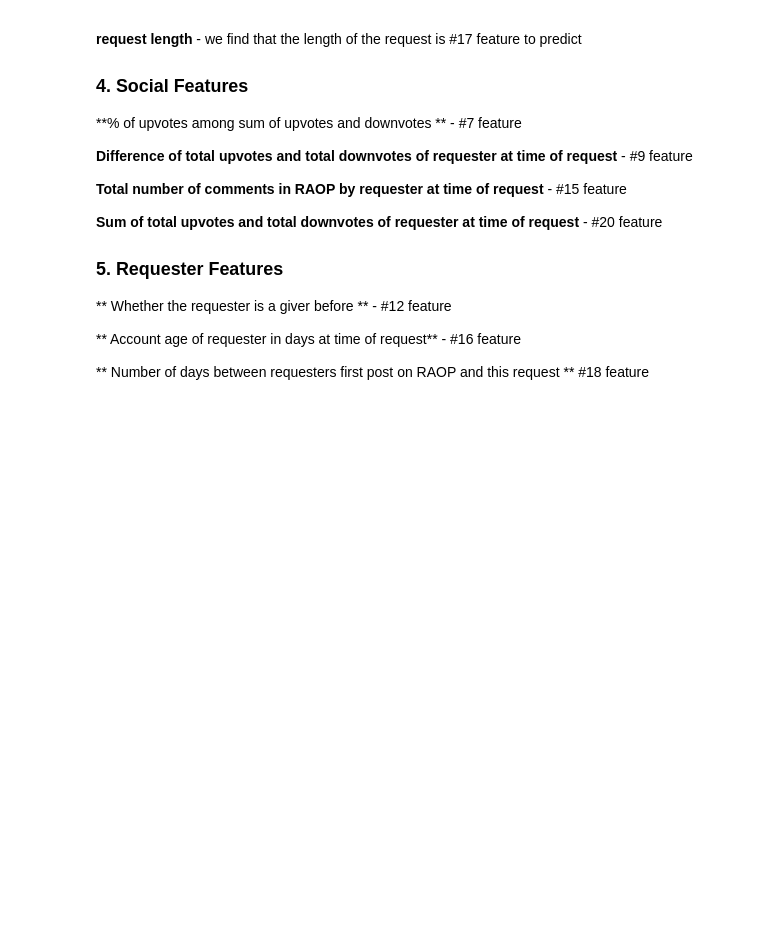
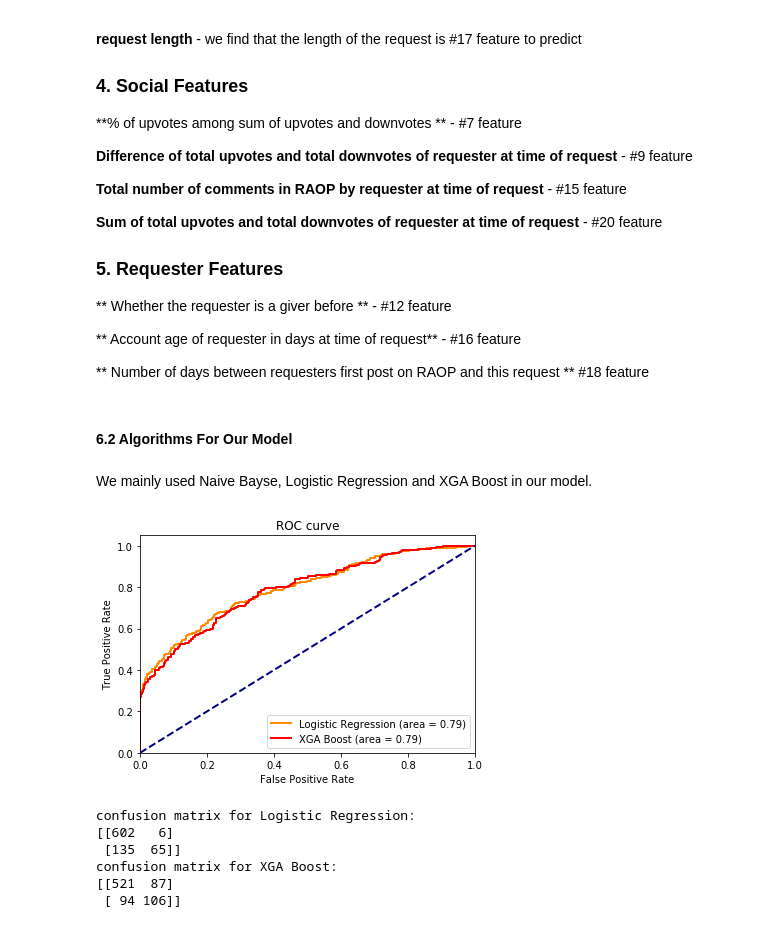
Before and after one commit to W207-Final-Project/Final_Notebook, a Jupyter notebook: Intro_and_EDA_Model_Selection_ErrorAnalysis_Conclusion_V2.ipynb, the cells around one changed output. Drawn from its saved outputs; the diff is of its cells as text; code cells hidden in the pictures; blank space fills up the shorter version.

Commit message:
added conclusion for features and algorithms

```diff
--- a/Intro_and_EDA_Model_Selection_ErrorAnalysis_Conclusion_V2.ipynb
+++ b/Intro_and_EDA_Model_Selection_ErrorAnalysis_Conclusion_V2.ipynb
@@ -544,7 +544,7 @@ def construct_ft_mat(data):
     feat_mat['pizza_activity']=np.log(data['requester_number_of_posts_on_raop_at_request']+1)
     feat_mat['num_pizza_comments']=np.log(data['requester_number_of_comments_in_raop_at_request']+1)
     feat_mat['community_age'] = (pd.to_datetime(data['unix_timestamp_of_request_utc'],utc = True, unit = 's') - \
-                                pd.to_datetime('2010-12-8', format='%Y-%m-%d',utc=True)).astype('timedelta64[D]')
+                                pd.to_datetime('2010-12-8', format='%Y-%m-%d')).astype('timedelta64[D]')
 
     feat_mat['community_age'] = (feat_mat['community_age'] * 10./feat_mat['community_age'].max()).astype(int)
 
@@ -976,3 +1008,56 @@ That's probably because the occurance of these meaningful topics in a request is
 ** Account age of requester in days at time of request** - #16 feature
 
 ** Number of days between requesters first post on RAOP and this request ** #18 feature
+# %% [markdown]
+#### 6.2 Algorithms For Our Model
+# %% [markdown]
+We mainly used Naive Bayse, Logistic Regression and XGA Boost in our model.
+# %%
+def plot_roc(y_test, label, y_score, label2, y_score2):
+
+    # Compute ROC curve and ROC area for each class
+    fpr = dict()
+    tpr = dict()
+    roc_auc = dict()
+    fpr[0], tpr[0], _ = roc_curve(y_test, y_score)
+    roc_auc[0] = auc(fpr[0], tpr[0])
+
+    fpr[1], tpr[1], _ = roc_curve(y_test, y_score2)
+    roc_auc[1] = auc(fpr[1], tpr[1])
+
+    plt.figure()
+    lw = 2
+
+    plt.plot(fpr[0], tpr[0], color='darkorange',
+             lw=lw, label=label + ' (area = %0.2f)' % roc_auc[0])
+
+    plt.plot(fpr[1], tpr[1], color='red',
+             lw=lw, label= label2 + ' (area = %0.2f)' % roc_auc[1])
+
+
+    plt.plot([0, 1], [0, 1], color='navy', lw=lw, linestyle='--')
+
+    plt.xlim([0.0, 1.0])
+    plt.ylim([0.0, 1.05])
+    plt.title("ROC curve")
+    plt.xlabel('False Positive Rate')
+    plt.ylabel('True Positive Rate')
+    plt.legend(loc="lower right")
+    plt.show()
+
+plot_roc(dev_labels, "Logistic Regression", pred_dev_prob, "XGA Boost", pred_probas)
+# %% [output]
+[figure, added]
+# %%
+print("confusion matrix for Logistic Regression:")
+print(confusion_matrix(dev_labels, pred_dev_prob > 0.5))
+
+print("confusion matrix for XGA Boost:")
+print(confusion_matrix(dev_labels, pred_probas > 0.5))
+# %% [output]
+confusion matrix for Logistic Regression:
+[[602   6]
+ [135  65]]
+confusion matrix for XGA Boost:
+[[521  87]
+ [ 94 106]]
```
Also changed, not shown: parts of 10 cells of this notebook.
